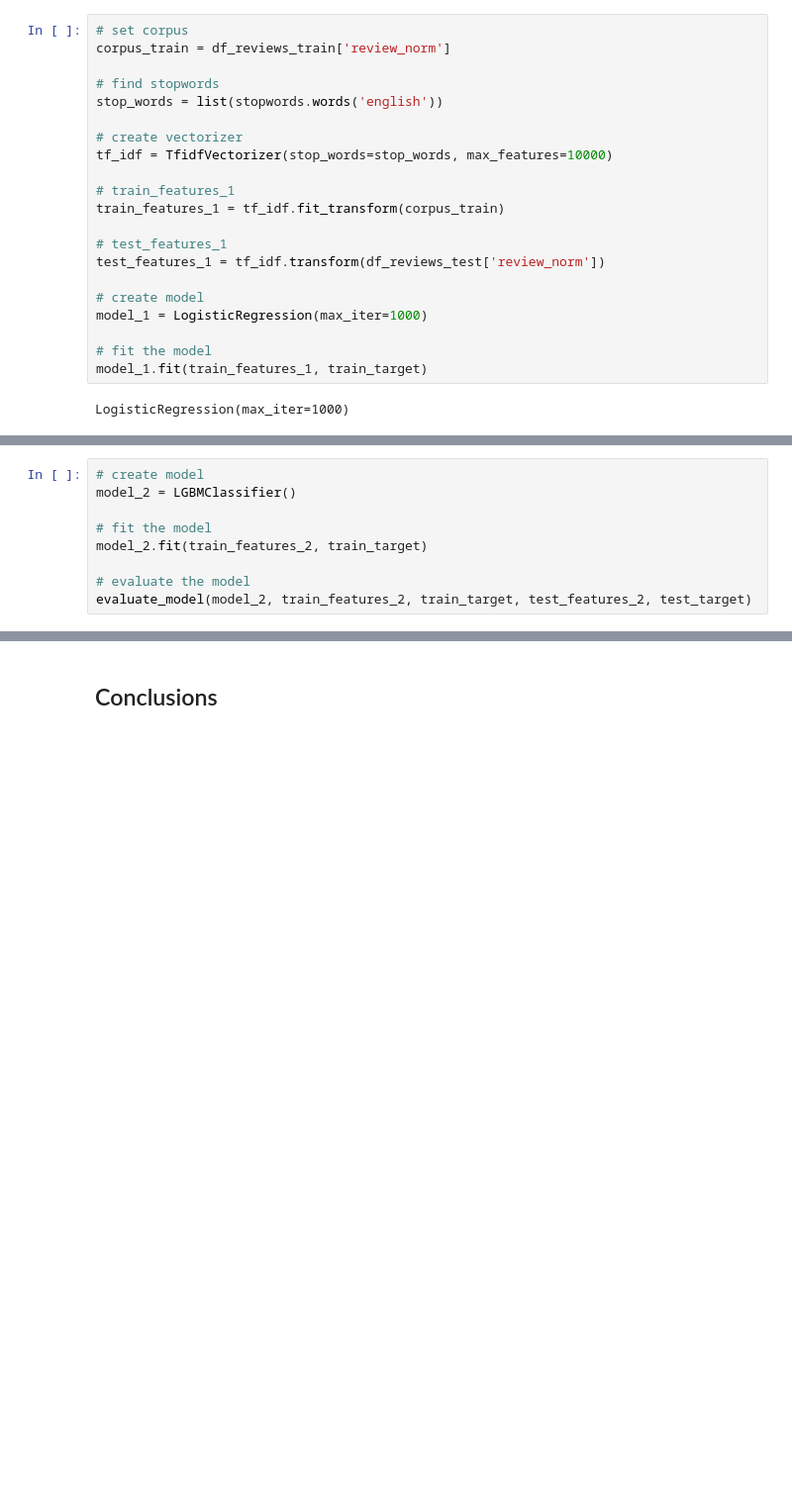
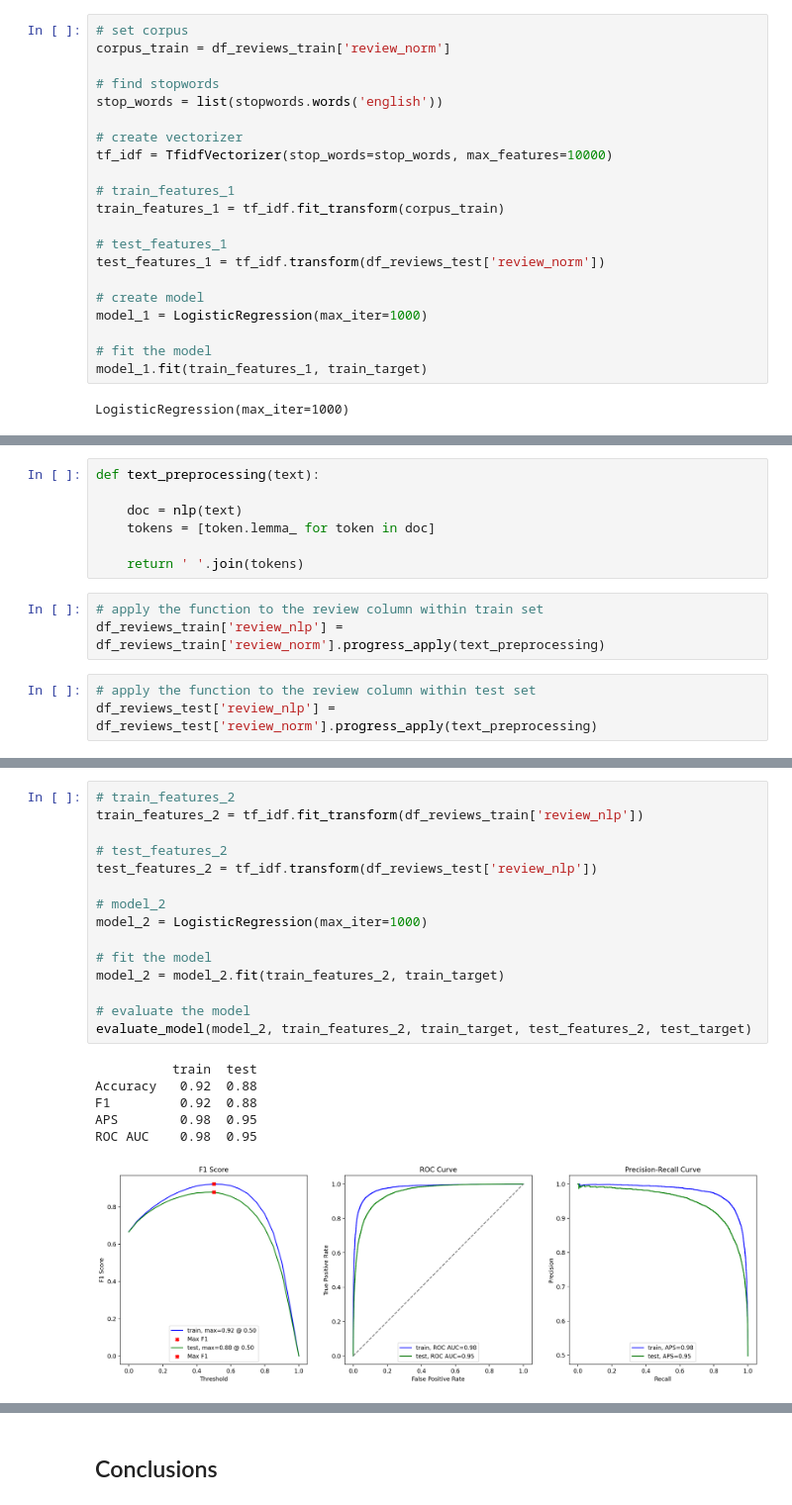
Before and after one commit to danp0kes/triple-ten-projects, a Jupyter notebook: projects/film-junky/film-junky.ipynb, the cells around one changed output, grey strips where cells are left out. Shown at 99% size. Drawn from its saved outputs; the diff is of its cells as text; blank space fills up the shorter version.

```diff
--- a/projects/film-junky/film-junky.ipynb
+++ b/projects/film-junky/film-junky.ipynb
@@ -510,9 +482,0 @@ from lightgbm import LGBMClassifier
-# %%
-# create model
-model_2 = LGBMClassifier()
-
-# fit the model
-model_2.fit(train_features_2, train_target)
-
-# evaluate the model
-evaluate_model(model_2, train_features_2, train_target, test_features_2, test_target)
@@ -657,0 +489,13 @@ for i, review in enumerate(texts.str.slice(0, 100)):
+# %%
+def text_preprocessing(text):
+
+    doc = nlp(text)
+    tokens = [token.lemma_ for token in doc]
+
+    return ' '.join(tokens)
+# %%
+# apply the function to the review column within train set
+df_reviews_train['review_nlp'] = df_reviews_train['review_norm'].progress_apply(text_preprocessing)
+# %%
+# apply the function to the review column within test set
+df_reviews_test['review_nlp'] = df_reviews_test['review_norm'].progress_apply(text_preprocessing)
@@ -657,0 +517,22 @@ for i, review in enumerate(texts.str.slice(0, 100)):
+# %%
+# train_features_2
+train_features_2 = tf_idf.fit_transform(df_reviews_train['review_nlp'])
+
+# test_features_2
+test_features_2 = tf_idf.transform(df_reviews_test['review_nlp'])
+
+# model_2
+model_2 = LogisticRegression(max_iter=1000)
+
+# fit the model
+model_2 = model_2.fit(train_features_2, train_target)
+
+# evaluate the model
+evaluate_model(model_2, train_features_2, train_target, test_features_2, test_target)
+# %% [output]
+          train  test
+Accuracy   0.92  0.88
+F1         0.92  0.88
+APS        0.98  0.95
+ROC AUC    0.98  0.95
+[figure, added]
```
Also changed, not shown: parts of 88 cells of this notebook, 5 other files.
